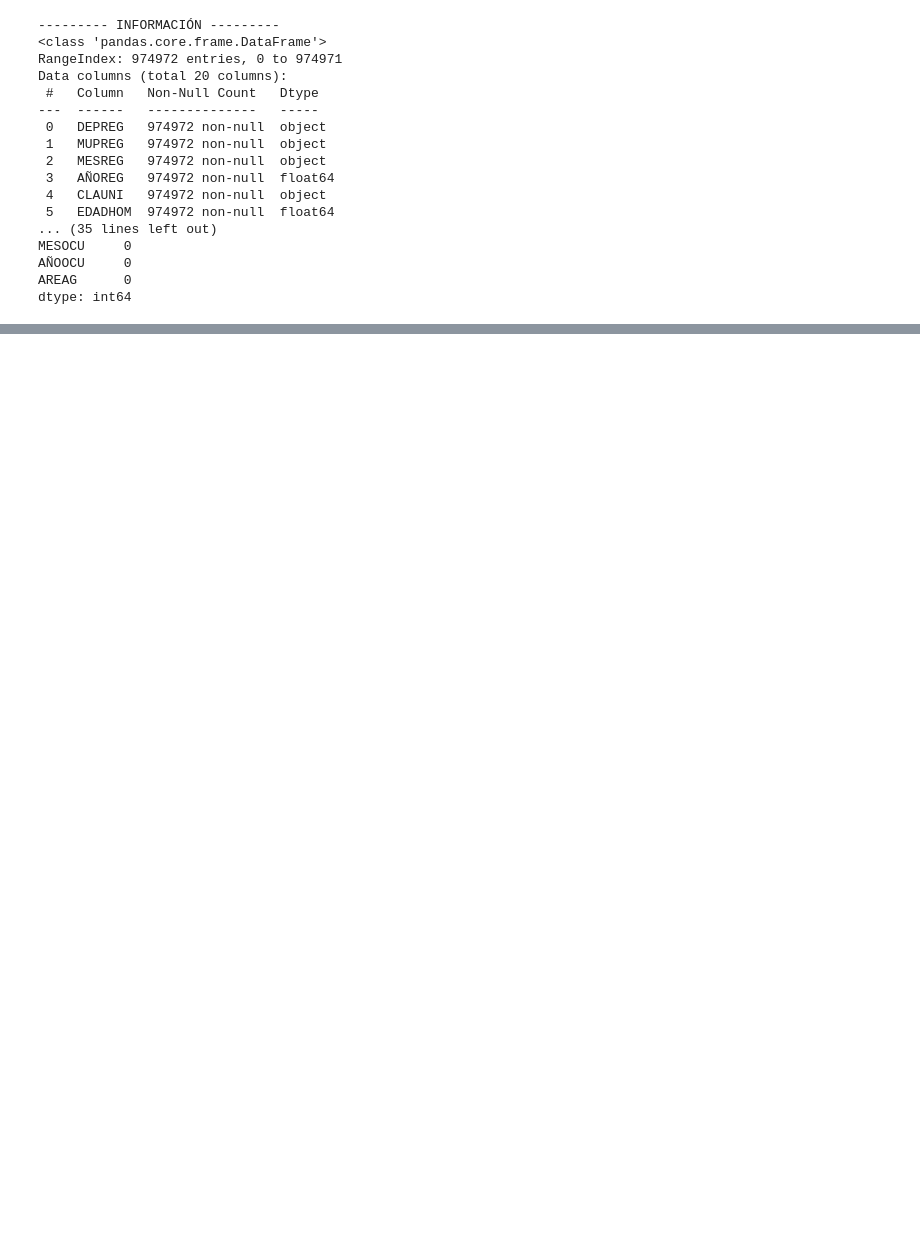
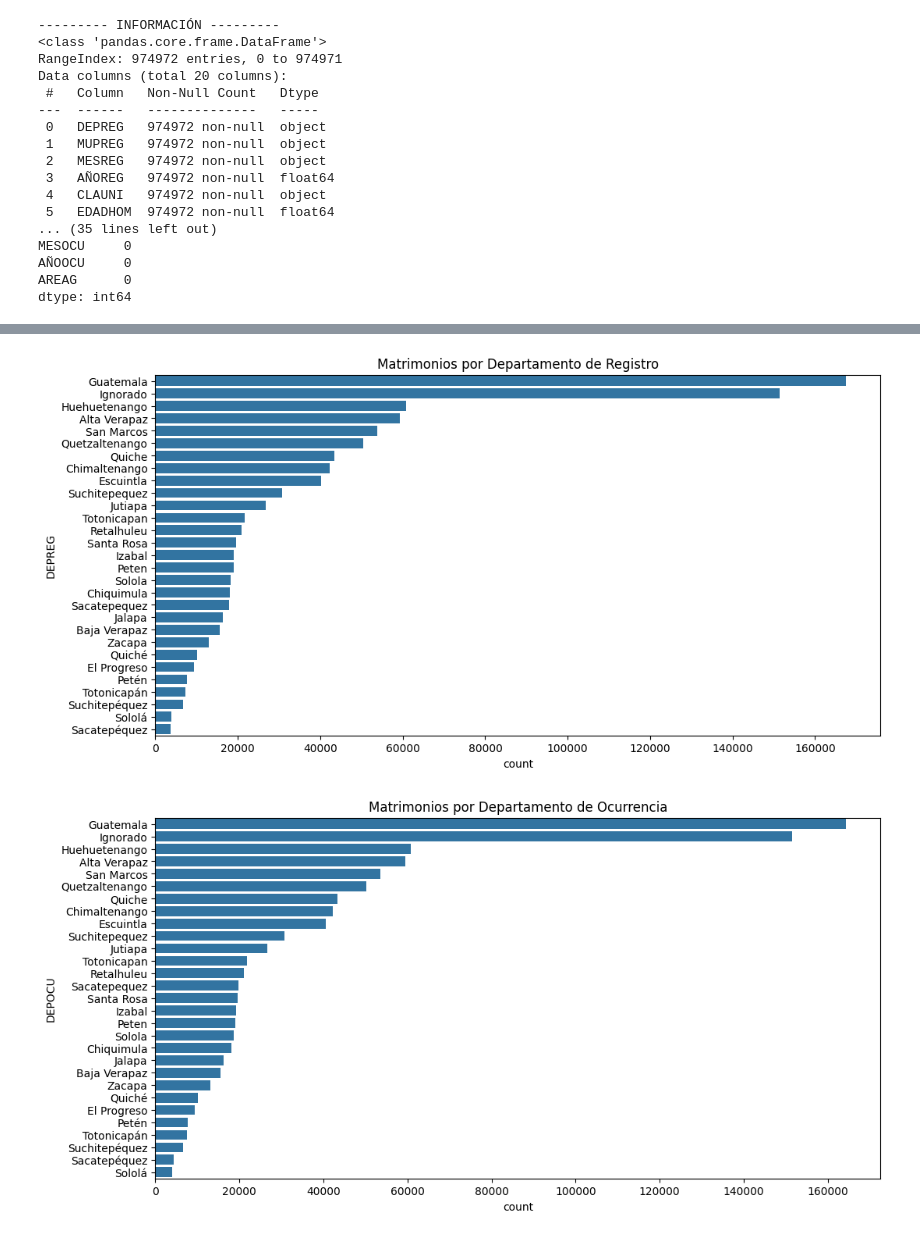
Before and after one commit to angelargd8/Proyecto3-MDD, a Jupyter notebook: matri_EDA.ipynb, the cells around one changed output, grey strips where cells are left out. Saved outputs shown, nothing was run; the diff lists cells and outputs as text; code cells hidden in the pictures; blank space fills up the shorter version.

```diff
--- a/matri_EDA.ipynb
+++ b/matri_EDA.ipynb
@@ -222,0 +353,13 @@ print(df["GETMUJ"].unique())
+# %%
+plt.figure(figsize=(12, 6))
+sns.countplot(y=df['DEPREG'], order=df['DEPREG'].value_counts().index)
+plt.title("Matrimonios por Departamento de Registro")
+plt.show()
+
+plt.figure(figsize=(12, 6))
+sns.countplot(y=df['DEPOCU'], order=df['DEPOCU'].value_counts().index)
+plt.title("Matrimonios por Departamento de Ocurrencia")
+plt.show()
+# %% [output]
+[figure, added]
+[figure, added]
```
Also changed, not shown: parts of 22 cells of this notebook.
